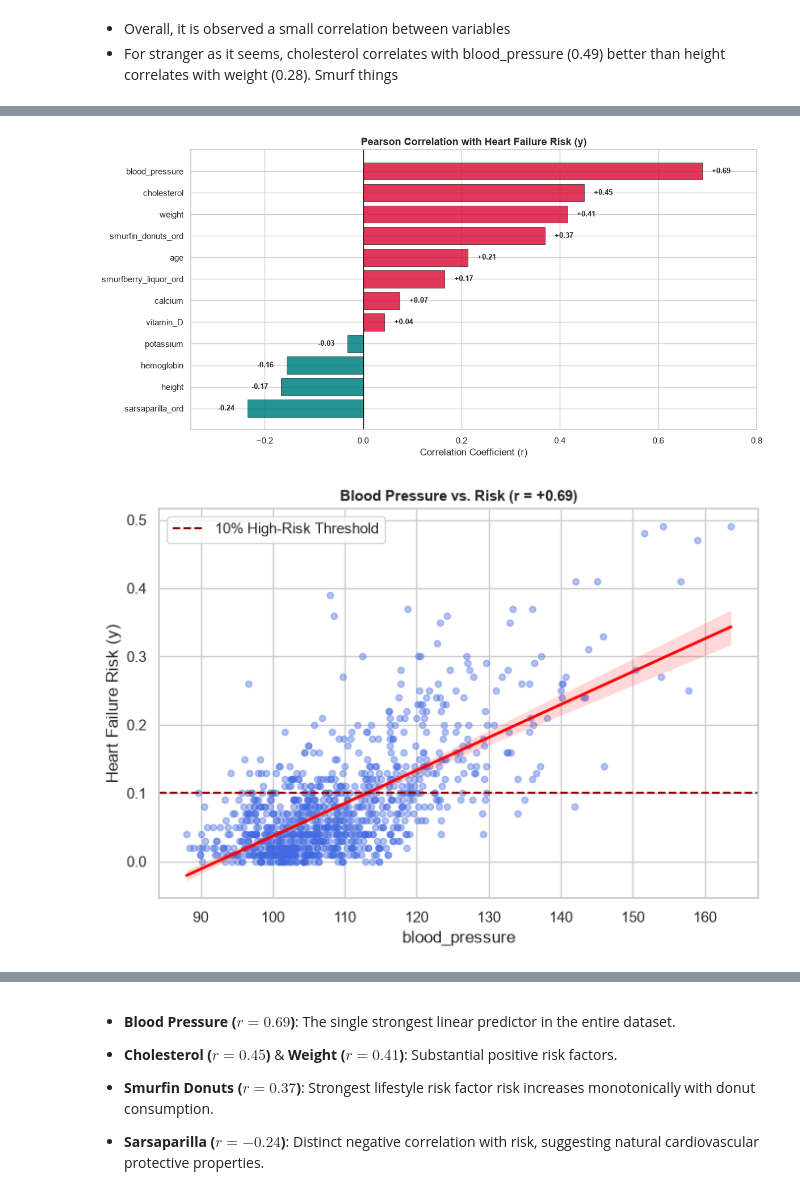
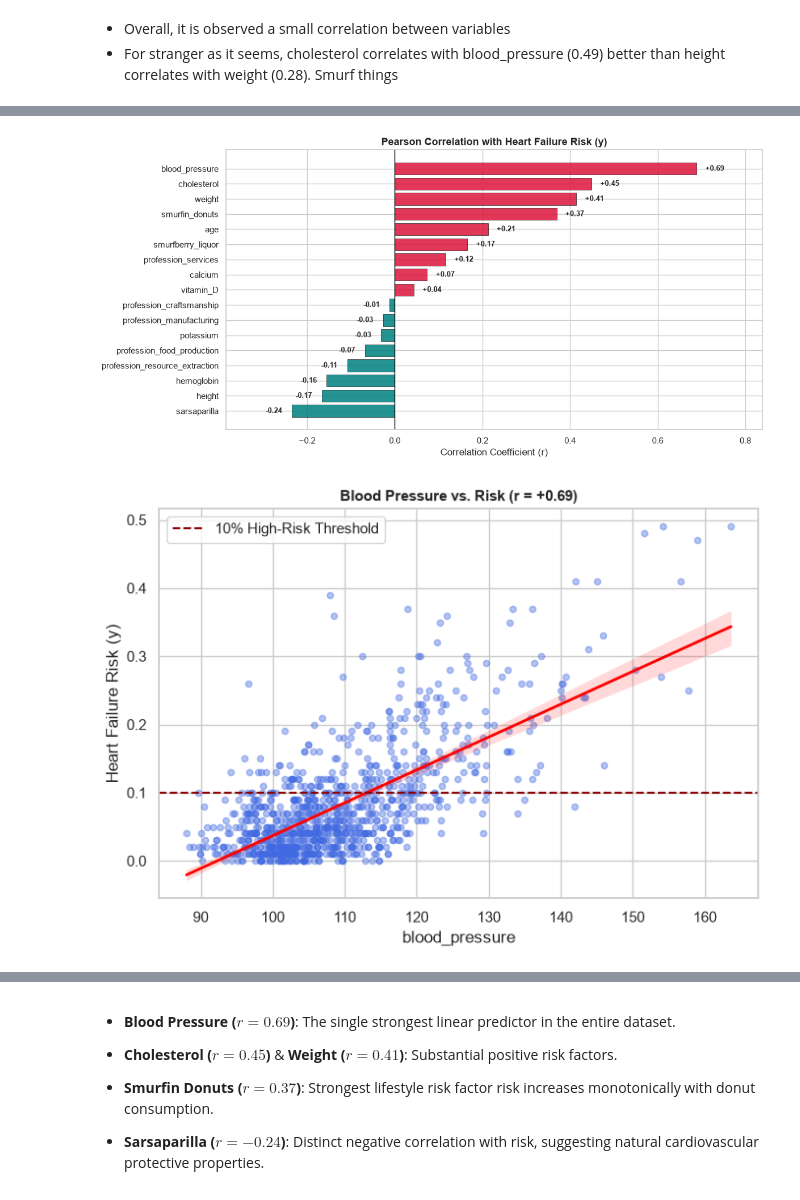
Before and after one commit to RenanGroto/-LELEC2870---Machine-Learning-Project-Smurf-Heart-Failure, a Jupyter notebook: part1.ipynb, the cells around one changed output, grey strips where cells are left out. Drawn from its saved outputs; the diff is of its cells as text; code cells hidden in the pictures.

```diff
--- a/part1.ipynb
+++ b/part1.ipynb
@@ -251,0 +279,20 @@ To thoroughly answer **Question 5 ("How features correlate with each other and w
+# %%
+ordinal_levels = ['very_low', 'low', 'moderate', 'high', 'very_high']
+ordinal_cols_eda = ['sarsaparilla', 'smurfberry_liquor', 'smurfin_donuts']
+
+# (a) df_analysis keeps the RAW string labels -> needed for the boxplot
+df_analysis = X_train_raw.drop(columns=['img_filename']).copy()
+df_analysis['risk'] = y_train_raw['risk'].values     # .values = align by position, not index
+
+# (b) df_corr encodes ordinals as 0..4 and one-hot encodes profession -> needed for Pearson r
+df_corr = df_analysis.copy()
+for c in ordinal_cols_eda:
+    df_corr[c] = pd.Categorical(df_corr[c], categories=ordinal_levels, ordered=True).codes
+df_corr = pd.get_dummies(df_corr, columns=['profession'], drop_first=True, dtype=float)
+
+# (c) SIGNED correlation with the target, sorted -> this is `target_corrs`
+target_corrs = (df_corr.drop(columns=['risk'])
+                        .corrwith(df_corr['risk'])
+                        .sort_values())
+
+print(target_corrs.round(3))
@@ -257,7 +323,8 @@ bars = plt.barh(target_corrs.index, target_corrs.values, color=colors, alpha=0.8
 plt.axvline(0, color='black', linewidth=1)
 plt.title('Pearson Correlation with Heart Failure Risk (y)', fontsize=13, fontweight='bold')
 plt.xlabel('Correlation Coefficient (r)')
-plt.xlim(-0.35, 0.80)
+lo, hi = target_corrs.min(), target_corrs.max()
+plt.xlim(lo - 0.15, hi + 0.15)
 for i, v in enumerate(target_corrs.values):
     offset = 0.02 if v >= 0 else -0.06
     plt.text(v + offset, i, f'{v:+.2f}', va='center', fontsize=9, fontweight='bold')
@@ -269,37 +336,37 @@ plt.figure(figsize=(7, 5))
 sns.regplot(
     data=df_analysis,
     x='blood_pressure',
-    y=y_train_raw['risk'],
+    y='risk',
     scatter_kws={'alpha': 0.4, 'color': 'royalblue', 's': 20},
     line_kws={'color': 'red', 'linewidth': 2}
 )
 plt.axhline(0.10, color='darkred', linestyle='--', label='10% High-Risk Threshold')
 plt.title('Blood Pressure vs. Risk (r = +0.69)', fontsize=11, fontweight='bold')
 plt.ylabel('Heart Failure Risk (y)')
 plt.legend()
 plt.tight_layout()
 plt.show()
 
 # Figure 3: donut consumption vs risk
 plt.figure(figsize=(7, 5))
 order_levels = ['very_low', 'low', 'moderate', 'high', 'very_high']
 sns.boxplot(
     data=df_analysis,
     x='smurfin_donuts',
-    y=y_train_raw['risk'],
+    y='risk',
     order=order_levels,
     hue='smurfin_donuts',
     palette='Blues',
     legend=False
 )
 plt.axhline(0.10, color='darkred', linestyle='--', label='10% High-Risk Threshold')
 plt.title('Smurfin Donuts Consumption vs. Risk (r = +0.37)', fontsize=11, fontweight='bold')
 plt.ylabel('Heart Failure Risk (y)')
 plt.legend()
 plt.tight_layout()
 plt.show()
 # %% [output]
-[figure, old version]
+[figure, new version]
 [figure]
 [figure]
 # %% [markdown]
```
Also changed, not shown: parts of 29 cells of this notebook, 2 other files.
